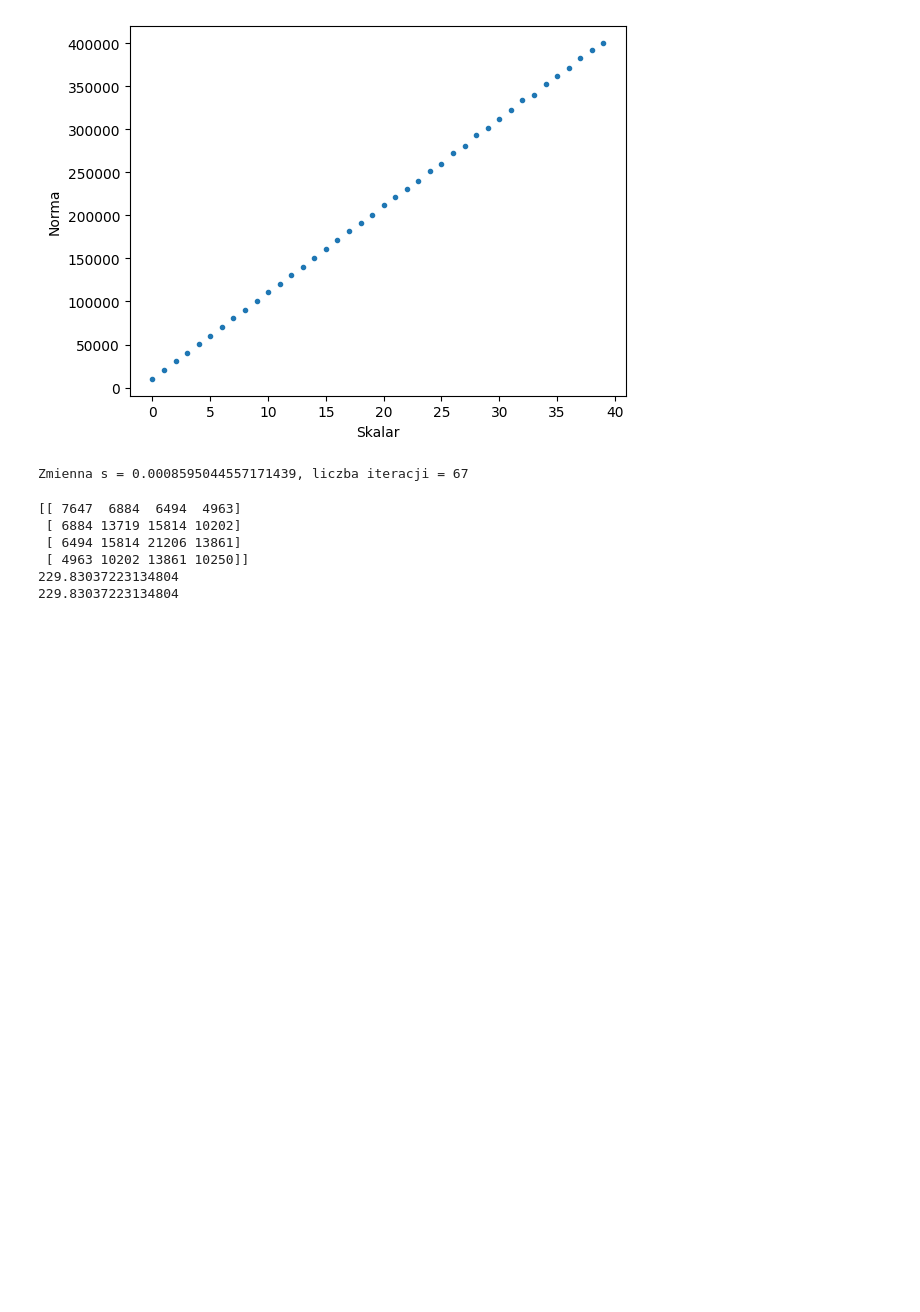
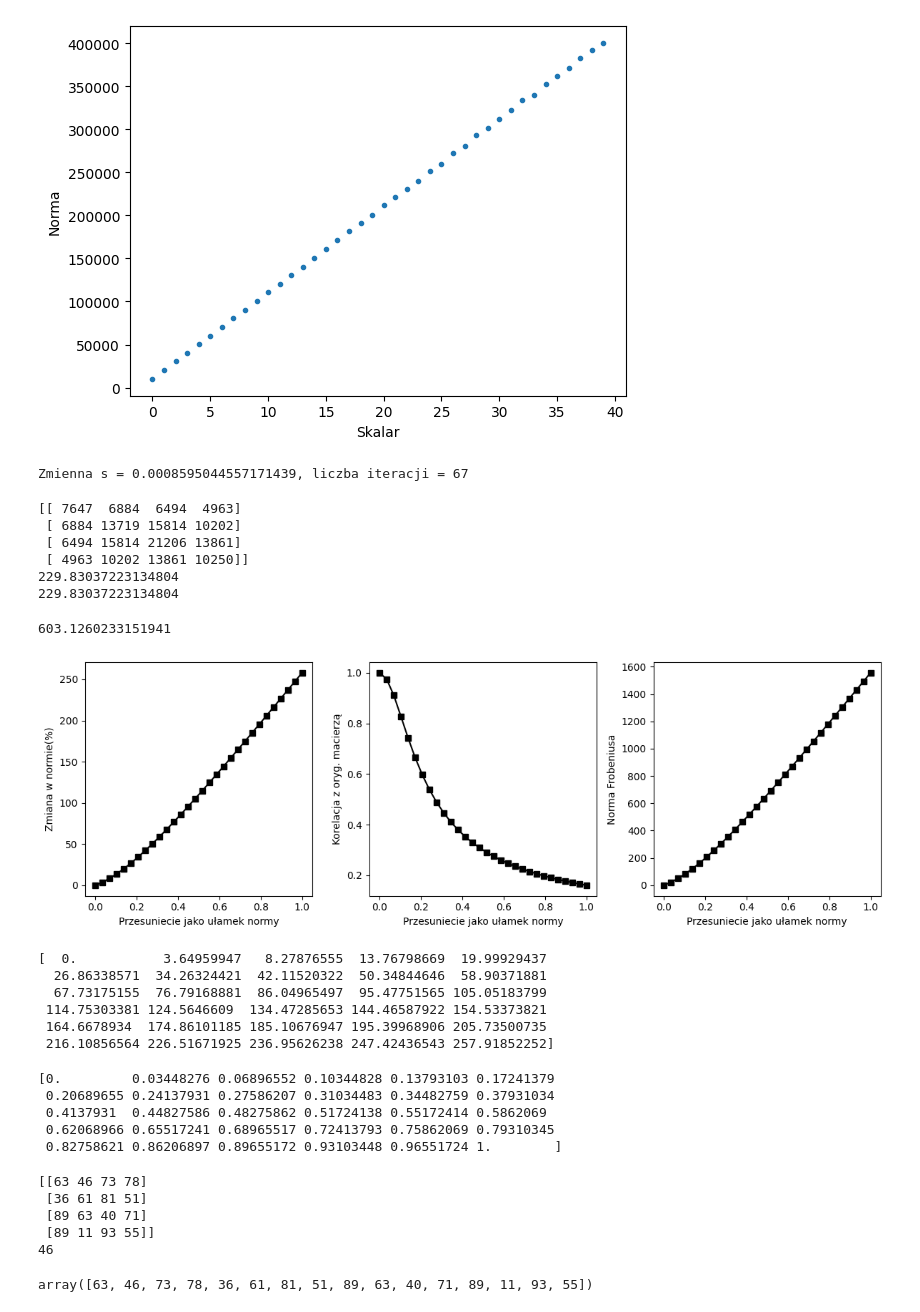
Before and after one commit to jkb-mchlk/jkb-mchlk, a Jupyter notebook: algebraliniowa.ipynb, the cells around one changed output. Drawn from its saved outputs; the diff is of its cells as text; code cells hidden in the pictures; blank space fills up the shorter version.

```diff
--- a/algebraliniowa.ipynb
+++ b/algebraliniowa.ipynb
@@ -1028,3 +1045,68 @@ print(trace(B))
  [ 4963 10202 13861 10250]]
 229.83037223134804
 229.83037223134804
+# %%
+import numpy as np
+
+A = np.random.randint(0, 100, size = (10,10))
+O = np.diag(np.array([1,1,1,1,1,1,1,1,1,1]))
+
+a_norm = np.linalg.norm(A)
+
+wyniki = np.zeros(shape = (3,30), dtype = float)
+
+przesun = np.linspace(0,1,30)
+resultName = ['Zmiana w normie(%)','Korelacja z oryg. macierzą', 'Norma Frobeniusa']
+
+print (a_norm)
+
+for i in range (30):
+    A1 = A + ((przesun[i] * a_norm) * np.eye(10))
+    norm = np.linalg.norm(A1)
+    wyniki[0,i] = ( ( norm - a_norm ) / a_norm ) * 100
+    wyniki[1,i] = np.corrcoef(A.flatten(), A1.flatten())[0,1]
+    wyniki[2,i] = norm - a_norm
+
+
+_,axs = plt.subplots(1,3,figsize=(12,4))
+
+for i in range (3):
+
+    axs[i].plot(przesun,wyniki[i,:], 'ks-')
+    axs[i].set_xlabel ('Przesuniecie jako ułamek normy')
+    axs[i].set_ylabel (resultName[i])
+plt.tight_layout()
+plt.show()
+
+print(wyniki[0,:])
+# %% [output]
+603.1260233151941
+[figure, added]
+[  0.           3.64959947   8.27876555  13.76798669  19.99929437
+  26.86338571  34.26324421  42.11520322  50.34844646  58.90371881
+  67.73175155  76.79168881  86.04965497  95.47751565 105.05183799
+ 114.75303381 124.5646609  134.47285653 144.46587922 154.53373821
+ 164.6678934  174.86101185 185.10676947 195.39968906 205.73500735
+ 216.10856564 226.51671925 236.95626238 247.42436543 257.91852252]
+# %%
+print(np.linspace(0,1,30))
+# %% [output]
+[0.         0.03448276 0.06896552 0.10344828 0.13793103 0.17241379
+ 0.20689655 0.24137931 0.27586207 0.31034483 0.34482759 0.37931034
+ 0.4137931  0.44827586 0.48275862 0.51724138 0.55172414 0.5862069
+ 0.62068966 0.65517241 0.68965517 0.72413793 0.75862069 0.79310345
+ 0.82758621 0.86206897 0.89655172 0.93103448 0.96551724 1.        ]
+# %%
+a = np.random.randint(100, size = (4,4))
+print(a)
+print(a[0,1])
+# %% [output]
+[[63 46 73 78]
+ [36 61 81 51]
+ [89 63 40 71]
+ [89 11 93 55]]
+46
+# %%
+a.flatten()
+# %% [output]
+array([63, 46, 73, 78, 36, 61, 81, 51, 89, 63, 40, 71, 89, 11, 93, 55])
```
Also changed, not shown: parts of 3 cells of this notebook.
